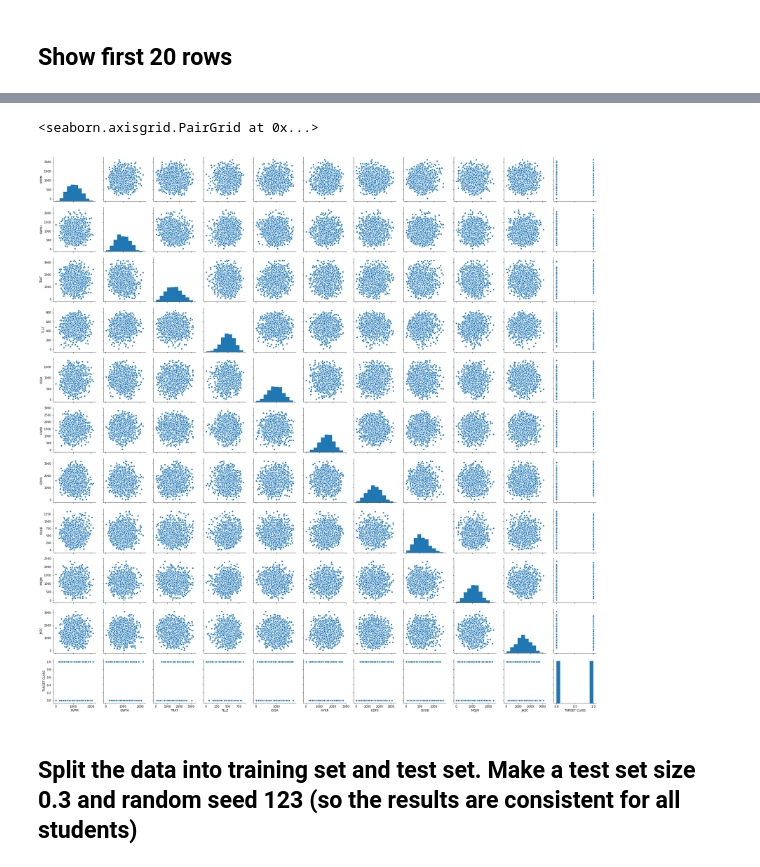
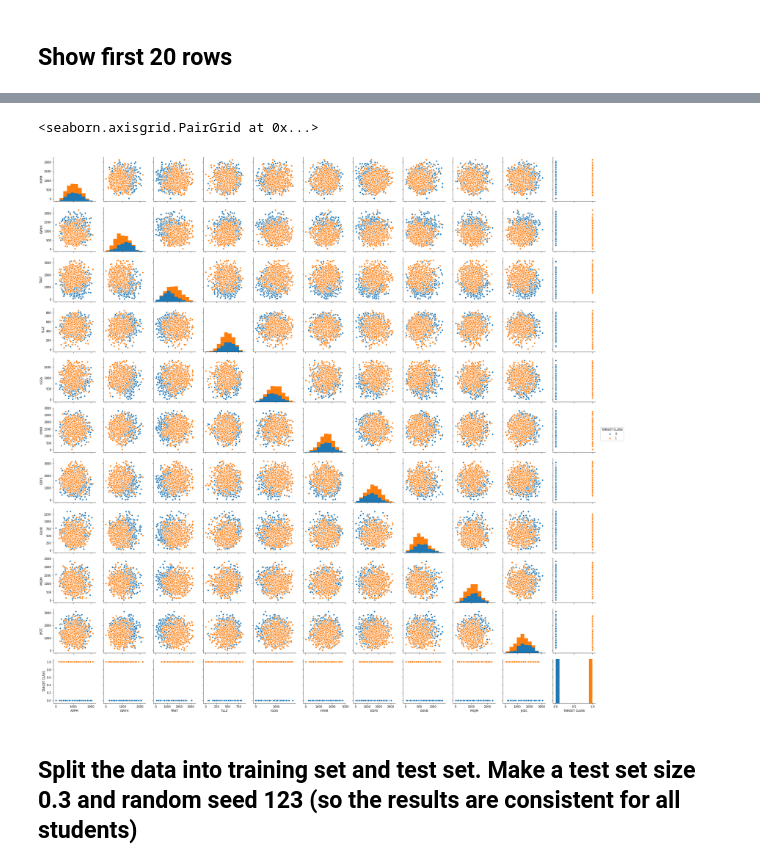
Before and after one commit to tyler-fishbone/data-science, a Jupyter notebook: kNN.ipynb, the cells around one changed output, grey strips where cells are left out. Saved outputs shown, nothing was run; the diff lists cells and outputs as text; code cells hidden in the pictures.

```diff
--- a/kNN.ipynb
+++ b/kNN.ipynb
@@ -64,10 +64,10 @@ TARGET CLASS    1000 non-null int64
 dtypes: float64(10), int64(1)
 memory usage: 93.8 KB
 # %%
-sns.pairplot(dt)
+sns.pairplot(dt, hue="TARGET CLASS")
 # %% [output]
 <seaborn.axisgrid.PairGrid at 0x...>
-[figure, old version]
+[figure, new version]
 # %% [markdown]
 ## Split the data into training set and test set. Make a test set size 0.3 and random seed 123 (so the results are consistent for all students)
 # %%
```
Also changed, not shown: parts of 2 cells of this notebook.
